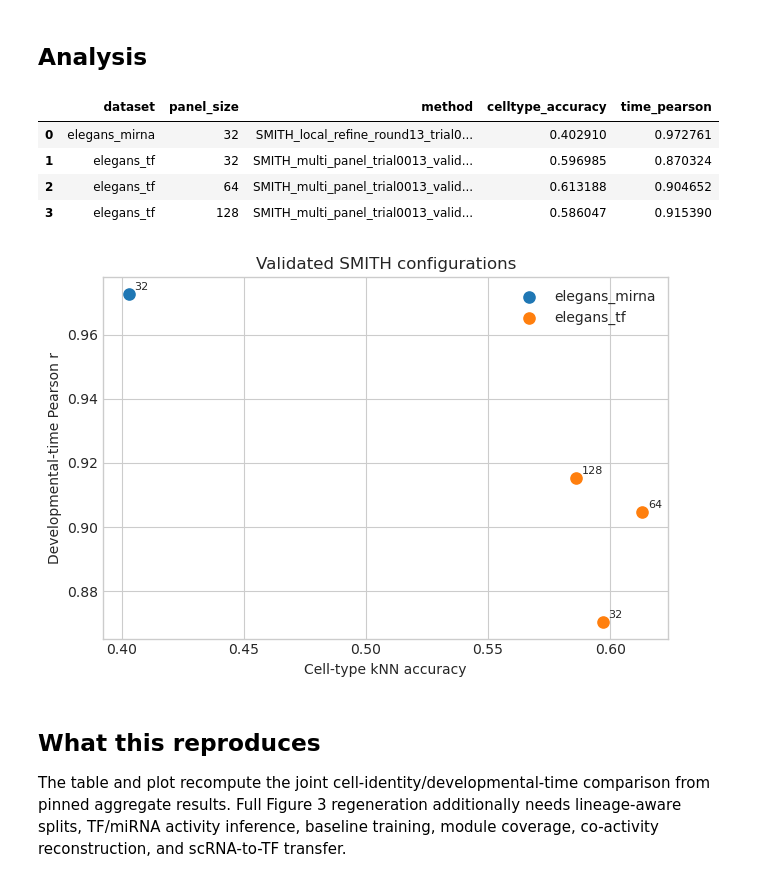
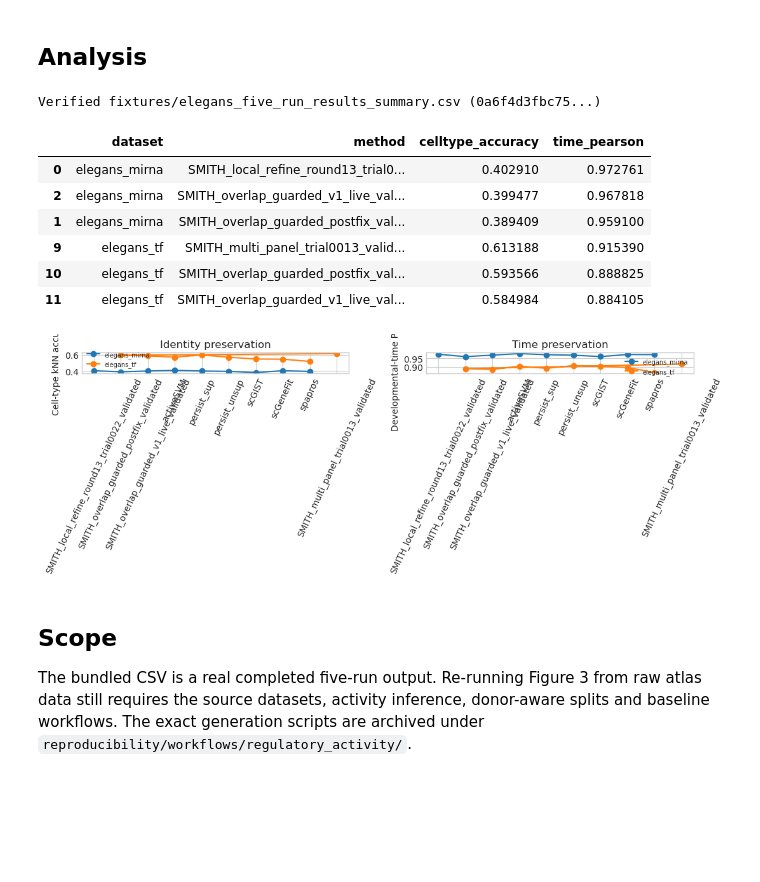
Before and after one commit to fym0503/SMITH, a Jupyter notebook: docs/source/tutorials/notebooks/regulatory_section/02_SMITH_Regulatory_Activity_executed.ipynb, the cells around one changed output. Drawn from its saved outputs; the diff is of its cells as text; code cells hidden in the pictures; blank space fills up the shorter version.

```diff
--- a/docs/source/tutorials/notebooks/regulatory_section/02_SMITH_Regulatory_Activity_executed.ipynb
+++ b/docs/source/tutorials/notebooks/regulatory_section/02_SMITH_Regulatory_Activity_executed.ipynb
@@ -73,28 +35,31 @@ Summary written to: /workspace/fanyimin/SMITH_package/outputs/notebooks/02_regul
 # %% [markdown]
 ## Analysis
-# %%
-best = pd.DataFrame(result["best_smith_by_dataset_and_panel"])
-display(best.sort_values(["dataset", "panel_size"]))
-
-fig, ax = plt.subplots(figsize=(6.5, 4.5))
-for dataset, group in best.groupby("dataset"):
-    ax.scatter(group["celltype_accuracy"], group["time_pearson"], s=65, label=dataset)
-    for row in group.itertuples():
-        ax.annotate(str(row.panel_size), (row.celltype_accuracy, row.time_pearson),
-                    xytext=(4, 3), textcoords="offset points", fontsize=8)
-ax.set(xlabel="Cell-type kNN accuracy", ylabel="Developmental-time Pearson r",
-       title="Validated SMITH configurations")
-ax.legend(frameon=False)
-fig.tight_layout()
-plt.show()
-# %% [output]
-|  | dataset | panel_size | method | celltype_accuracy | time_pearson |
-| 0 | elegans_mirna | 32 | SMITH_local_refine_round13_trial0... | 0.402910 | 0.972761 |
-| 1 | elegans_tf | 32 | SMITH_multi_panel_trial0013_valid... | 0.596985 | 0.870324 |
-| 2 | elegans_tf | 64 | SMITH_multi_panel_trial0013_valid... | 0.613188 | 0.904652 |
-| 3 | elegans_tf | 128 | SMITH_multi_panel_trial0013_valid... | 0.586047 | 0.915390 |
-[figure, removed]
-# %% [markdown]
-## What this reproduces
-
-The table and plot recompute the joint cell-identity/developmental-time comparison from pinned aggregate results. Full Figure 3 regeneration additionally needs lineage-aware splits, TF/miRNA activity inference, baseline training, module coverage, co-activity reconstruction, and scRNA-to-TF transfer.
+# %%
+path = verify_fixture("fixtures/elegans_five_run_results_summary.csv", "0a6f4d3fbc75057b58f5dcd9271dbf0f426ba93f4b97274d59fdc0d6b152d01d")
+df = pd.read_csv(path)
+summary = (df.groupby(["dataset", "method"], as_index=False)
+             .agg(celltype_accuracy=("celltype_knn_accuracy_mean", "max"),
+                  time_pearson=("time_knn_pearson_mean", "max")))
+smith = summary[summary["method"].str.startswith("SMITH")].sort_values(["dataset", "celltype_accuracy"], ascending=[True, False])
+display(smith)
+fig, axes = plt.subplots(1, 2, figsize=(11, 4))
+for dataset, group in summary.groupby("dataset"):
+    axes[0].plot(group["method"], group["celltype_accuracy"], marker="o", label=dataset)
+    axes[1].plot(group["method"], group["time_pearson"], marker="o", label=dataset)
+for ax, ylabel, title in zip(axes, ["Cell-type kNN accuracy", "Developmental-time Pearson r"], ["Identity preservation", "Time preservation"]):
+    ax.set_ylabel(ylabel); ax.set_title(title); ax.tick_params(axis="x", rotation=65); ax.legend(frameon=False, fontsize=7)
+fig.tight_layout(); plt.show()
+# %% [output]
+Verified fixtures/elegans_five_run_results_summary.csv (0a6f4d3fbc75...)
+|  | dataset | method | celltype_accuracy | time_pearson |
+| 0 | elegans_mirna | SMITH_local_refine_round13_trial0... | 0.402910 | 0.972761 |
+| 2 | elegans_mirna | SMITH_overlap_guarded_v1_live_val... | 0.399477 | 0.967818 |
+| 1 | elegans_mirna | SMITH_overlap_guarded_postfix_val... | 0.389409 | 0.959100 |
+| 9 | elegans_tf | SMITH_multi_panel_trial0013_valid... | 0.613188 | 0.915390 |
+| 10 | elegans_tf | SMITH_overlap_guarded_postfix_val... | 0.593566 | 0.888825 |
+| 11 | elegans_tf | SMITH_overlap_guarded_v1_live_val... | 0.584984 | 0.884105 |
+[figure, added]
+# %% [markdown]
+## Scope
+
+The bundled CSV is a real completed five-run output. Re-running Figure 3 from raw atlas data still requires the source datasets, activity inference, donor-aware splits and baseline workflows. The exact generation scripts are archived under `reproducibility/workflows/regulatory_activity/`.
```
Also changed, not shown: parts of 6 cells of this notebook, 44 other files.
